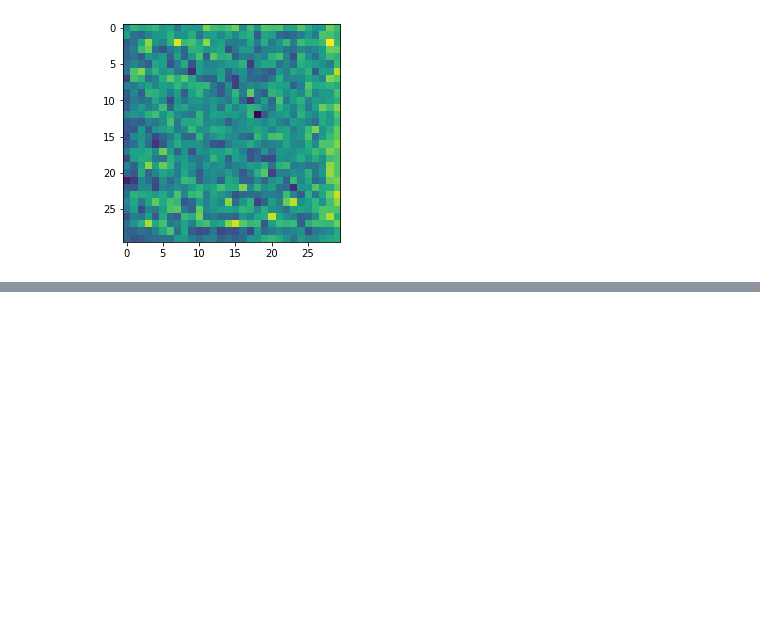
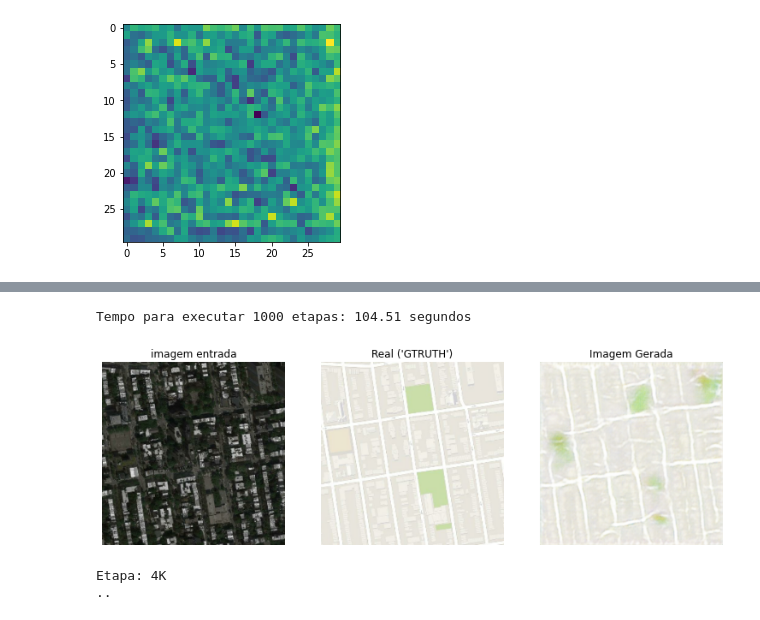
Before and after one commit to mafaldasalomao/DCGAN_MNIST_TENSORFLOW, a Jupyter notebook: cGAN_Pix2Pix.ipynb, the cells around one changed output, grey strips where cells are left out. Saved outputs shown, nothing was run; the diff lists cells and outputs as text; code cells hidden in the pictures; blank space fills up the shorter version.

```diff
--- a/cGAN_Pix2Pix.ipynb
+++ b/cGAN_Pix2Pix.ipynb
@@ -346,0 +369,42 @@ def gerar_imagens( modelo, teste_entrada, real, etapa = None):
+# %%
+@tf.function
+def etapa_treinamento(img_entrada, real, etapa):
+  with tf.GradientTape() as g_tape, tf.GradientTape() as d_tape:
+    g_saida = gerador(img_entrada, training = True)
+
+    d_saida_real = discriminador([img_entrada, real], training = True)
+    d_saida_gerada = discriminador([img_entrada, g_saida], training = True)
+
+    g_loss_total, g_loss_gan, g_loss_l1 = loss_gerador(d_saida_gerada, g_saida, real)
+    d_loss = loss_discriminador(d_saida_real, d_saida_gerada)
+
+  gradients_gerador = g_tape.gradient(g_loss_total, gerador.trainable_variables)
+  gradients_discriminador = d_tape.gradient(d_loss, discriminador.trainable_variables)
+
+  optimizer_gerador.apply_gradients(zip(gradients_gerador, gerador.trainable_variables))
+  optimizer_discriminador.apply_gradients(zip(gradients_discriminador, discriminador.trainable_variables))
+
+  with metricas.as_default():
+    tf.summary.scalar('g_loss_total', g_loss_total, step=etapa//1000)
+    tf.summary.scalar('g_loss_gan', g_loss_gan, step=etapa//1000)
+    tf.summary.scalar('g_loss_l1', g_loss_l1, step=etapa//1000)
+    tf.summary.scalar('d_loss', d_loss, step=etapa//1000)
+# %%
+def treinar(base_treinamento, base_teste, etapas):
+  entrada_exemplo, exemplo_real = next(iter(base_teste.take(1)))
+  inicio = time.time()
+
+  for etapa, (img_entrada, real) in base_treinamento.repeat().take(etapas).enumerate():
+    if etapa % 1000 == 0:
+      display.clear_output(wait = True)
+      if etapa != 0:
+        print(f'Tempo para executar 1000 etapas: {time.time() - inicio:.2f} segundos\n')
+      inicio = time.time()
+      gerar_imagens(gerador, entrada_exemplo, exemplo_real, etapa)
+      print(f"Etapa: {etapa//1000}K")
+    etapa_treinamento(img_entrada, real, etapa)
+    if (etapa + 1) % 10 == 0:
+      print('.', end = '', flush = True)
+    if (etapa + 1) % 5000 == 0:
+      checkpoint.save(file_prefix=checkpoint_prefixo)
+      gerador.save_weights('modelo_pix2pix.h5')
@@ -346,0 +414,7 @@ def gerar_imagens( modelo, teste_entrada, real, etapa = None):
+# %%
+treinar(dataset_treinamento, dataset_teste, etapas= 20000)
+# %% [output]
+Tempo para executar 1000 etapas: 104.51 segundos
+[figure, added]
+Etapa: 4K
+..
```
Also changed, not shown: parts of 16 cells of this notebook.
